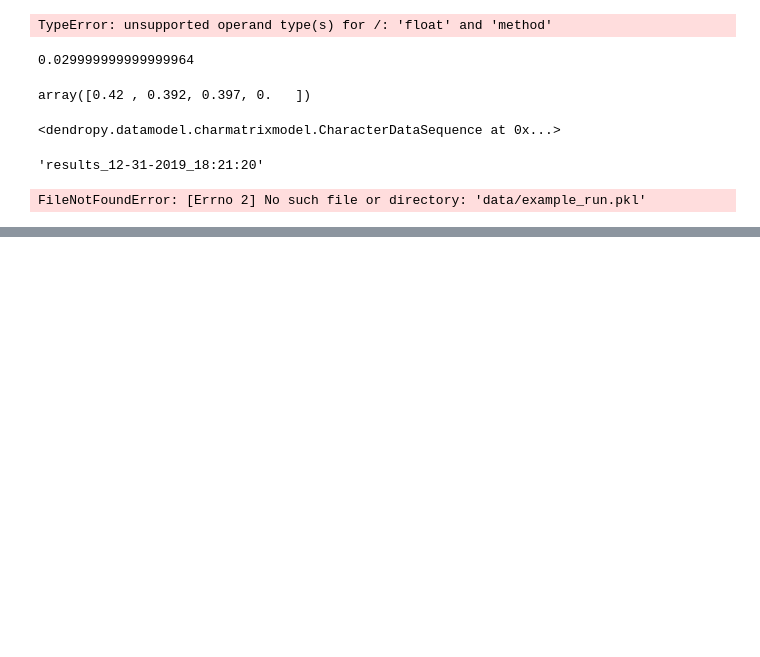
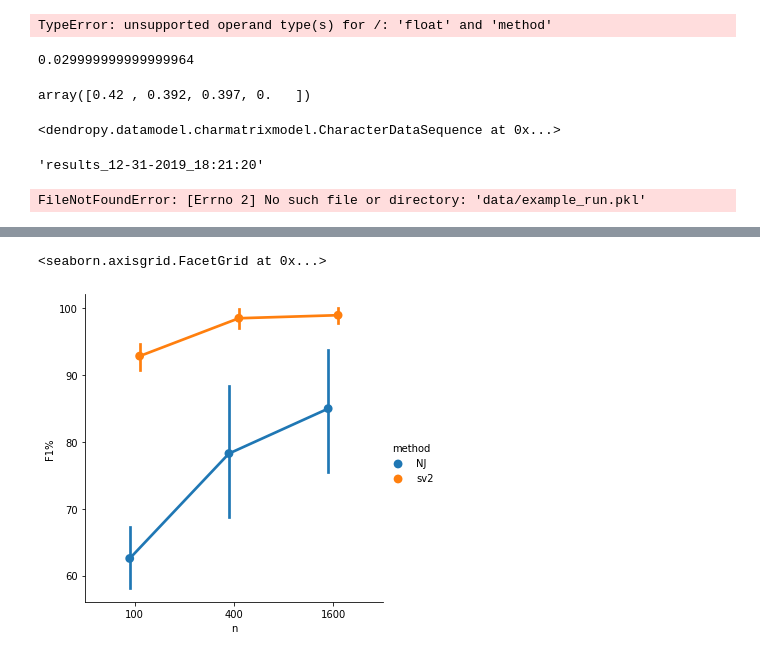
Before and after one commit to NoahAmsel/spectral-tree-inference, a Jupyter notebook: Examples.ipynb, the cells around one changed output, grey strips where cells are left out. Saved outputs shown, nothing was run; the diff lists cells and outputs as text; code cells hidden in the pictures; blank space fills up the shorter version.

Commit message:
fixed up plots and added some examples

```diff
--- a/Examples.ipynb
+++ b/Examples.ipynb
@@ -120,2 +90,3 @@ Saved to  data/example_run.pkl
 # %%
 loaded = load_results("example_run.pkl")
+df = results2frame(loaded)
@@ -162,0 +113,8 @@ r2.distance
+# %%
+df["delta^2"] = pd.Series([Jukes_Cantor().similarity(t)**2 for t in df['mutation_rate']]).round(3)
+# %%
+dodge = 0.1*(df['method'].nunique() - 1)
+sns.catplot(data=df, x="n", y="F1%", kind="point", hue="method", col=None, col_wrap=None, dodge=dodge)
+# %% [output]
+<seaborn.axisgrid.FacetGrid at 0x...>
+[figure, added]
```
Also changed, not shown: parts of 16 cells of this notebook, 2 other files.
